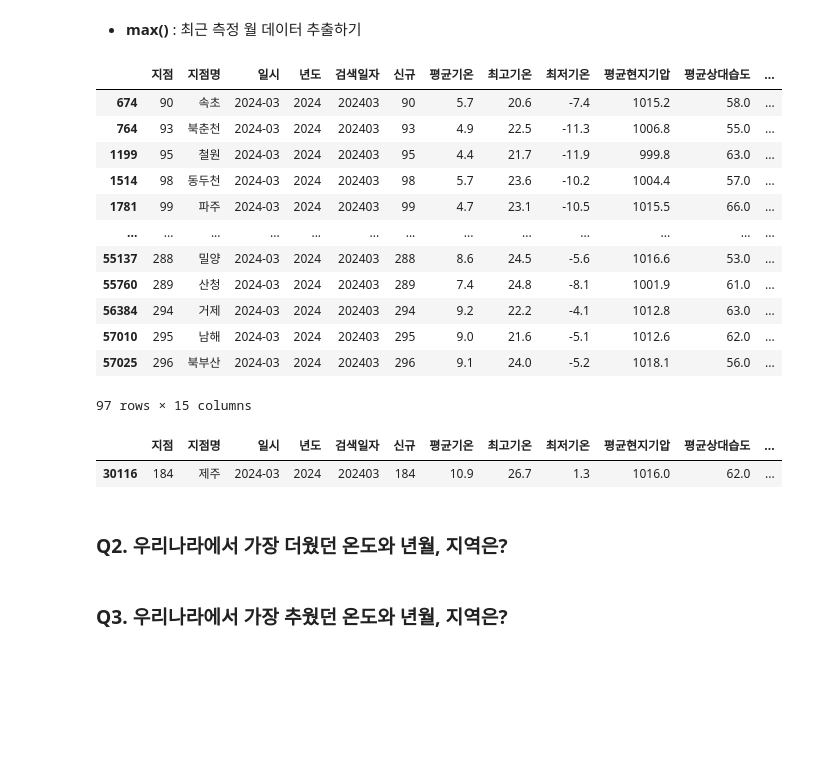
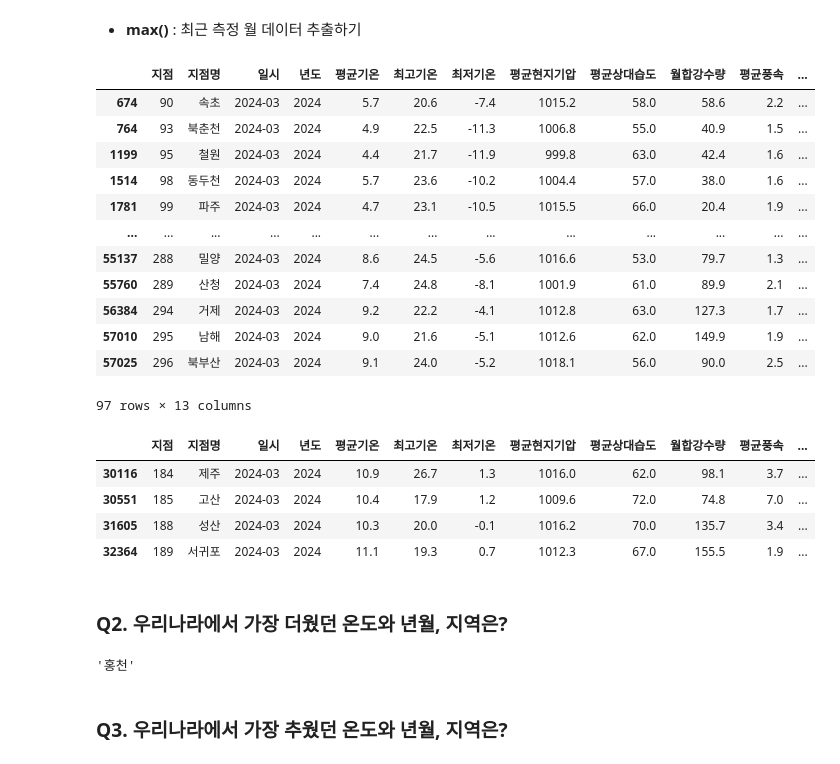
Before and after one commit to jinjin0070/dataAnalysys, a Jupyter notebook: 2_데이터분석_03_공공데이터_기상청날씨_배포.ipynb, the cells around one changed output. Cells and saved outputs as stored; diff of their text form; code cells hidden in the pictures; blank space fills up the shorter version.

```diff
--- a/2_데이터분석_03_공공데이터_기상청날씨_배포.ipynb
+++ b/2_데이터분석_03_공공데이터_기상청날씨_배포.ipynb
@@ -237,4 +236,5 @@ NameError: name 'dtype' is not defined
 # %% [markdown]
 - **데이터형 변환하기**: int64 --> str(object)형으로 변환하기
 # %%
-df['검색일자'] = df['검색일자'].apply('int64')
+df['검색일자'] = df['검색일자'].apply(str)
+df.dtypes
@@ -242,6 +259,6 @@ df['검색일자'] = df['검색일자'].apply('int64')
 #### **4. 컬럼 삭제**
 # %%
 # 앞에서 추가한 '신규', '검색일자' 컬럼 삭제하기
-df.drop(['신규','검색일자'].axis=1, inplace=True)
+df.drop(['신규','검색일자'], axis=1, inplace=True)
 df.head(2)
 # %% [output]
@@ -387,29 +406,32 @@ df.query(f"일시 == '{df.일시.min()}'")
 - **max()** : 최근 측정 월 데이터 추출하기
 # %%
 # 최근 측정 월 데이터 추출하기
-df[df.일시 == df.일시.max() ]
-df.query(f"일시 == '{df.일시.max()}'")
+df[ df.일시 == df.일시.max()]
+df.query(f" 일시 == '{df.일시.max()}' ")
 # %% [output]
-|  | 지점 | 지점명 | 일시 | 년도 | 검색일자 | 신규 | 평균기온 | 최고기온 | 최저기온 | 평균현지기압 | 평균상대습도 | ... |
-| 674 | 90 | 속초 | 2024-03 | 2024 | 202403 | 90 | 5.7 | 20.6 | -7.4 | 1015.2 | 58.0 | ... |
-| 764 | 93 | 북춘천 | 2024-03 | 2024 | 202403 | 93 | 4.9 | 22.5 | -11.3 | 1006.8 | 55.0 | ... |
-| 1199 | 95 | 철원 | 2024-03 | 2024 | 202403 | 95 | 4.4 | 21.7 | -11.9 | 999.8 | 63.0 | ... |
-| 1514 | 98 | 동두천 | 2024-03 | 2024 | 202403 | 98 | 5.7 | 23.6 | -10.2 | 1004.4 | 57.0 | ... |
-| 1781 | 99 | 파주 | 2024-03 | 2024 | 202403 | 99 | 4.7 | 23.1 | -10.5 | 1015.5 | 66.0 | ... |
+|  | 지점 | 지점명 | 일시 | 년도 | 평균기온 | 최고기온 | 최저기온 | 평균현지기압 | 평균상대습도 | 월합강수량 | 평균풍속 | ... |
+| 674 | 90 | 속초 | 2024-03 | 2024 | 5.7 | 20.6 | -7.4 | 1015.2 | 58.0 | 58.6 | 2.2 | ... |
+| 764 | 93 | 북춘천 | 2024-03 | 2024 | 4.9 | 22.5 | -11.3 | 1006.8 | 55.0 | 40.9 | 1.5 | ... |
+| 1199 | 95 | 철원 | 2024-03 | 2024 | 4.4 | 21.7 | -11.9 | 999.8 | 63.0 | 42.4 | 1.6 | ... |
+| 1514 | 98 | 동두천 | 2024-03 | 2024 | 5.7 | 23.6 | -10.2 | 1004.4 | 57.0 | 38.0 | 1.6 | ... |
+| 1781 | 99 | 파주 | 2024-03 | 2024 | 4.7 | 23.1 | -10.5 | 1015.5 | 66.0 | 20.4 | 1.9 | ... |
 | ... | ... | ... | ... | ... | ... | ... | ... | ... | ... | ... | ... | ... |
-| 55137 | 288 | 밀양 | 2024-03 | 2024 | 202403 | 288 | 8.6 | 24.5 | -5.6 | 1016.6 | 53.0 | ... |
-| 55760 | 289 | 산청 | 2024-03 | 2024 | 202403 | 289 | 7.4 | 24.8 | -8.1 | 1001.9 | 61.0 | ... |
-| 56384 | 294 | 거제 | 2024-03 | 2024 | 202403 | 294 | 9.2 | 22.2 | -4.1 | 1012.8 | 63.0 | ... |
-| 57010 | 295 | 남해 | 2024-03 | 2024 | 202403 | 295 | 9.0 | 21.6 | -5.1 | 1012.6 | 62.0 | ... |
-| 57025 | 296 | 북부산 | 2024-03 | 2024 | 202403 | 296 | 9.1 | 24.0 | -5.2 | 1018.1 | 56.0 | ... |
+| 55137 | 288 | 밀양 | 2024-03 | 2024 | 8.6 | 24.5 | -5.6 | 1016.6 | 53.0 | 79.7 | 1.3 | ... |
+| 55760 | 289 | 산청 | 2024-03 | 2024 | 7.4 | 24.8 | -8.1 | 1001.9 | 61.0 | 89.9 | 2.1 | ... |
+| 56384 | 294 | 거제 | 2024-03 | 2024 | 9.2 | 22.2 | -4.1 | 1012.8 | 63.0 | 127.3 | 1.7 | ... |
+| 57010 | 295 | 남해 | 2024-03 | 2024 | 9.0 | 21.6 | -5.1 | 1012.6 | 62.0 | 149.9 | 1.9 | ... |
+| 57025 | 296 | 북부산 | 2024-03 | 2024 | 9.1 | 24.0 | -5.2 | 1018.1 | 56.0 | 90.0 | 2.5 | ... |
-97 rows × 15 columns
+97 rows × 13 columns
 # %%
 # 지점명이 '제주'인 최근 측정 데이터
-df[(df.지점명 == '제주') & (df.일시 == df.일시.max()) ]
-# df.query(f"일시 == '{df.일시.min()}'")
+# df[ (df.지점명=='제주') & (df.일시 == df.일시.max())]
+df.query(f" 지점명 in ('제주','고산','성산','성산포','서귀포') & 일시 == '{df.일시.max()}' ")
 # %% [output]
-|  | 지점 | 지점명 | 일시 | 년도 | 검색일자 | 신규 | 평균기온 | 최고기온 | 최저기온 | 평균현지기압 | 평균상대습도 | ... |
-| 30116 | 184 | 제주 | 2024-03 | 2024 | 202403 | 184 | 10.9 | 26.7 | 1.3 | 1016.0 | 62.0 | ... |
+|  | 지점 | 지점명 | 일시 | 년도 | 평균기온 | 최고기온 | 최저기온 | 평균현지기압 | 평균상대습도 | 월합강수량 | 평균풍속 | ... |
+| 30116 | 184 | 제주 | 2024-03 | 2024 | 10.9 | 26.7 | 1.3 | 1016.0 | 62.0 | 98.1 | 3.7 | ... |
+| 30551 | 185 | 고산 | 2024-03 | 2024 | 10.4 | 17.9 | 1.2 | 1009.6 | 72.0 | 74.8 | 7.0 | ... |
+| 31605 | 188 | 성산 | 2024-03 | 2024 | 10.3 | 20.0 | -0.1 | 1016.2 | 70.0 | 135.7 | 3.4 | ... |
+| 32364 | 189 | 서귀포 | 2024-03 | 2024 | 11.1 | 19.3 | 0.7 | 1012.3 | 67.0 | 155.5 | 1.9 | ... |
 # %%
 # 제주내의 지점들의 최근 측정 데이터
 # %% [markdown]
@@ -428,6 +450,8 @@ df.query(f" 최고기온 == {df['최고기온'].max()} ")['일시'].str[0:4]
 
 # 전체 최고기온 지점명
 df.query(f" 최고기온 == {df['최고기온'].max()} ")['지점명'].iloc[0]
+# %% [output]
+'홍천'
 # %%
 # 행 추출 특정 컬럼값(년월) 추출
 yymm =
```
Also changed, not shown: parts of 25 cells of this notebook.
